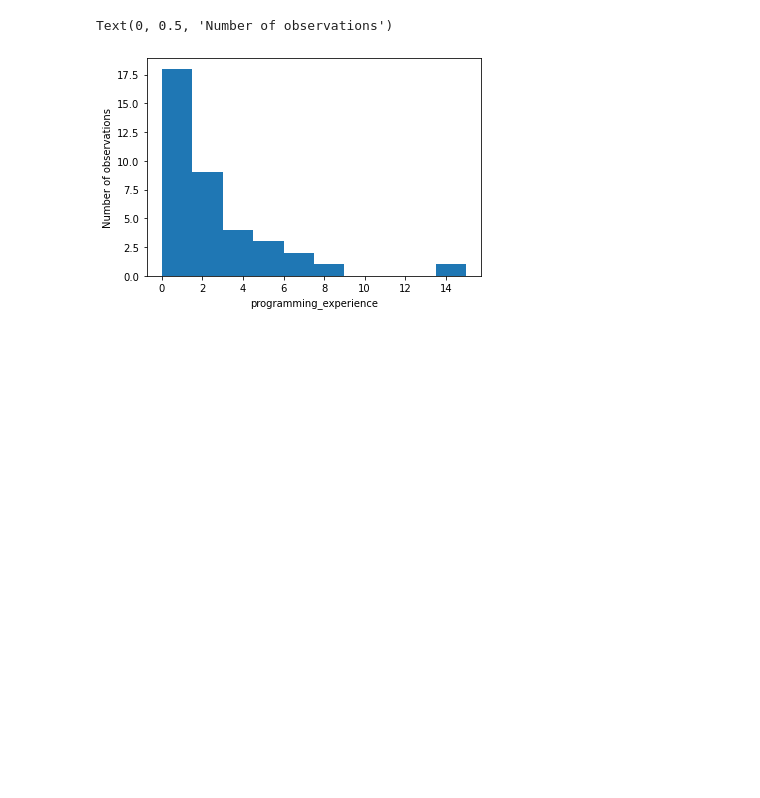
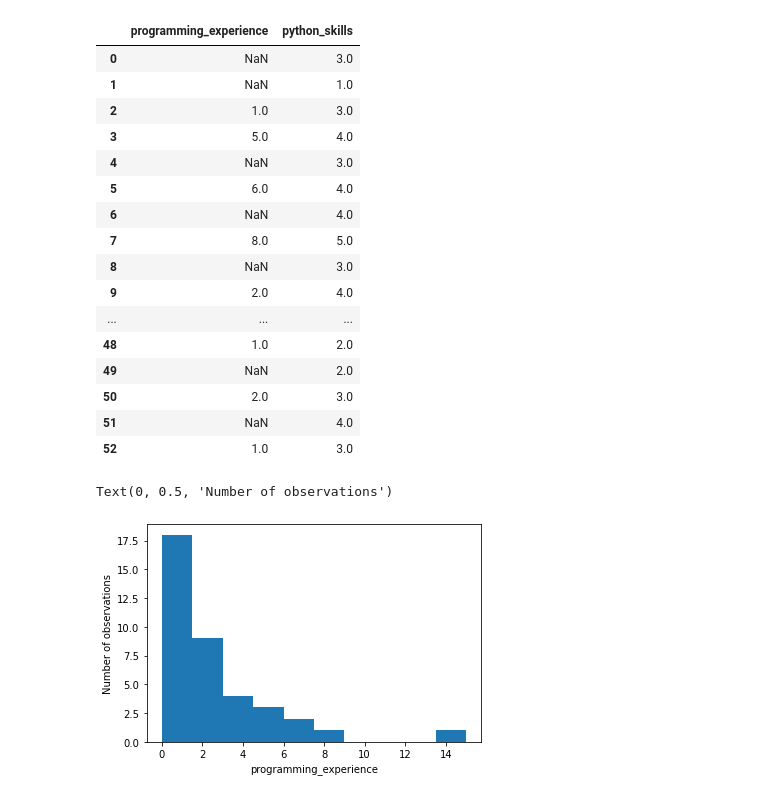
Before and after one commit to Dybton/data-mining-mini-project, a Jupyter notebook: mini_project_regression.ipynb, the cells around one changed output. Drawn from its saved outputs; the diff is of its cells as text; code cells hidden in the pictures; blank space fills up the shorter version.

```diff
--- a/mini_project_regression.ipynb
+++ b/mini_project_regression.ipynb
@@ -53,9 +53,29 @@ df['programming_experience'] = df['How long time have you been programming?'].ap
 # %%
 # I create a new column in the data frame called "python_skills". I then convert the ordinal data from 'How are your Python skills?' and populate the new column with it.
 df['python_skills'] = df['How are your Python skills?'].map({"Non-existing - I don't like snakes": 0, "I have heard about it and have an idea about what it can be used for": 1, "I can understand/read simple Python scripts, but have never written one": 2, "I have tried to write simple scripts in Python" : 3, "I am quite capable of programming in Python": 4, "I am a Python wizard": 5})
 
 #I then remove all the columns but programming_experience and python_skills"
 df = df[['programming_experience', 'python_skills']]
+
+display(df)
+# %% [output]
+|  | programming_experience | python_skills |
+| 0 | NaN | 3.0 |
+| 1 | NaN | 1.0 |
+| 2 | 1.0 | 3.0 |
+| 3 | 5.0 | 4.0 |
+| 4 | NaN | 3.0 |
+| 5 | 6.0 | 4.0 |
+| 6 | NaN | 4.0 |
+| 7 | 8.0 | 5.0 |
+| 8 | NaN | 3.0 |
+| 9 | 2.0 | 4.0 |
+| ... | ... | ... |
+| 48 | 1.0 | 2.0 |
+| 49 | NaN | 2.0 |
+| 50 | 2.0 | 3.0 |
+| 51 | NaN | 4.0 |
+| 52 | 1.0 | 3.0 |
 # %%
 #Calculate the mean, std and var of the python experience and programming_experience
 ps_mean = df['python_skills'].mean()
```
Also changed, not shown: parts of 1 cell of this notebook, 5 other files.
